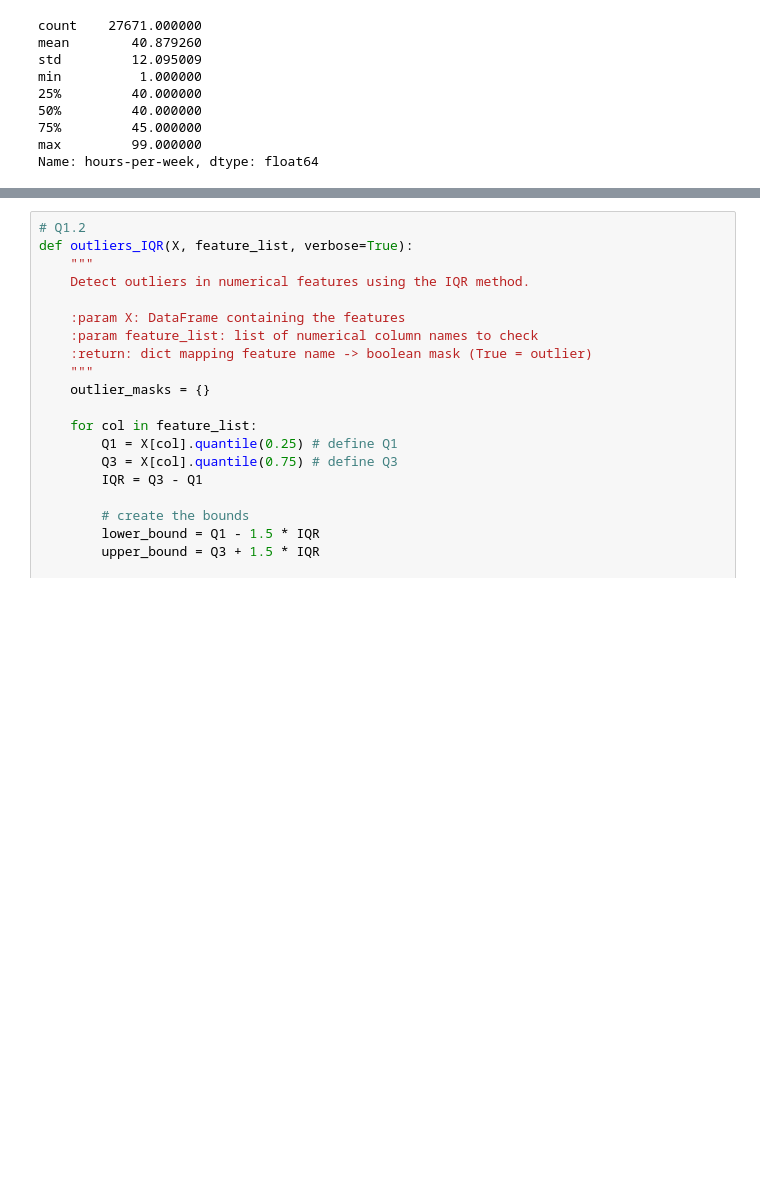
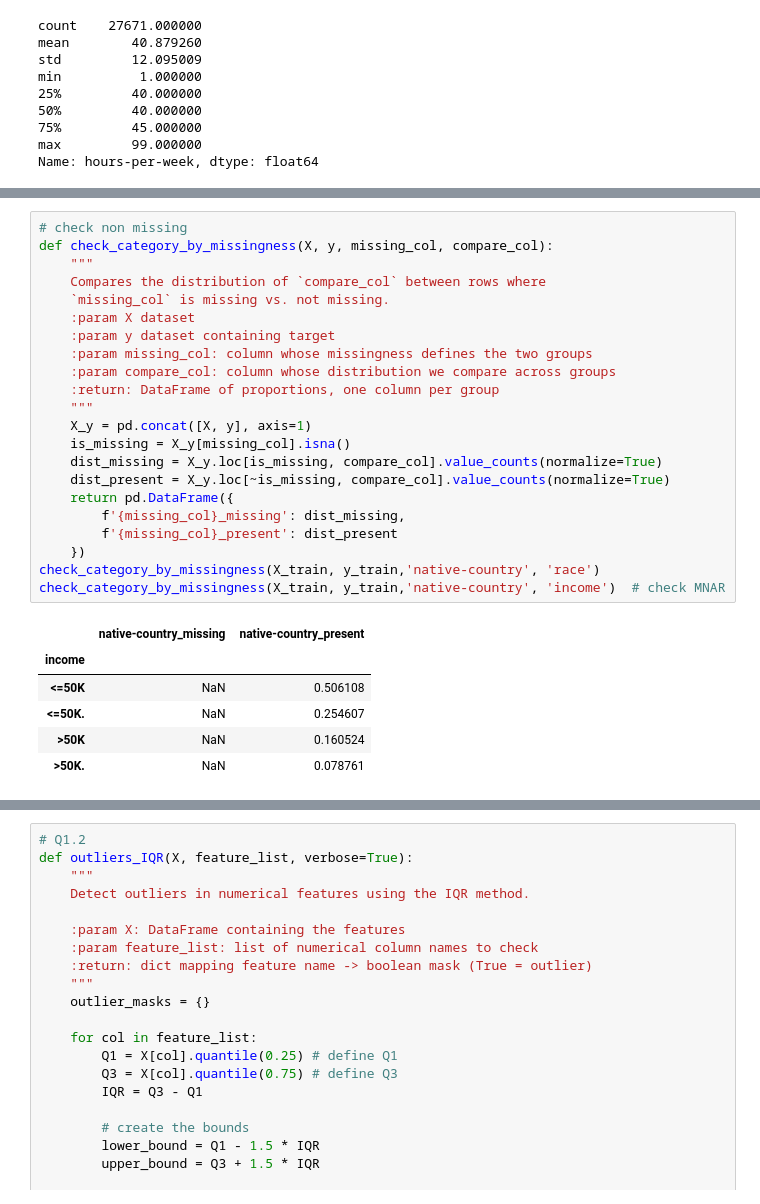
Before and after one commit to Erikth2104/ML_assignments, a Jupyter notebook: OBLIG_2/oblig2.ipynb, the cells around one changed output, grey strips where cells are left out. Drawn from its saved outputs; the diff is of its cells as text; blank space fills up the shorter version.

```diff
--- a/OBLIG_2/oblig2.ipynb
+++ b/OBLIG_2/oblig2.ipynb
@@ -262,0 +290,29 @@ X_nonmissing = replace_missing(X_train, "occupation", "workclass", "native-count
+# %%
+# check non missing
+def check_category_by_missingness(X, y, missing_col, compare_col):
+    """
+    Compares the distribution of `compare_col` between rows where
+    `missing_col` is missing vs. not missing.
+    :param X dataset
+    :param y dataset containing target
+    :param missing_col: column whose missingness defines the two groups
+    :param compare_col: column whose distribution we compare across groups
+    :return: DataFrame of proportions, one column per group
+    """
+    X_y = pd.concat([X, y], axis=1)
+    is_missing = X_y[missing_col].isna()
+    dist_missing = X_y.loc[is_missing, compare_col].value_counts(normalize=True)
+    dist_present = X_y.loc[~is_missing, compare_col].value_counts(normalize=True)
+    return pd.DataFrame({
+        f'{missing_col}_missing': dist_missing,
+        f'{missing_col}_present': dist_present
+    })
+check_category_by_missingness(X_train, y_train,'native-country', 'race')
+check_category_by_missingness(X_train, y_train,'native-country', 'income')  # check MNAR
+# %% [output]
+|  | native-country_missing | native-country_present |
+| income |  |  |
+| <=50K | NaN | 0.506108 |
+| <=50K. | NaN | 0.254607 |
+| >50K | NaN | 0.160524 |
+| >50K. | NaN | 0.078761 |
```
Also changed, not shown: parts of 16 cells of this notebook.
